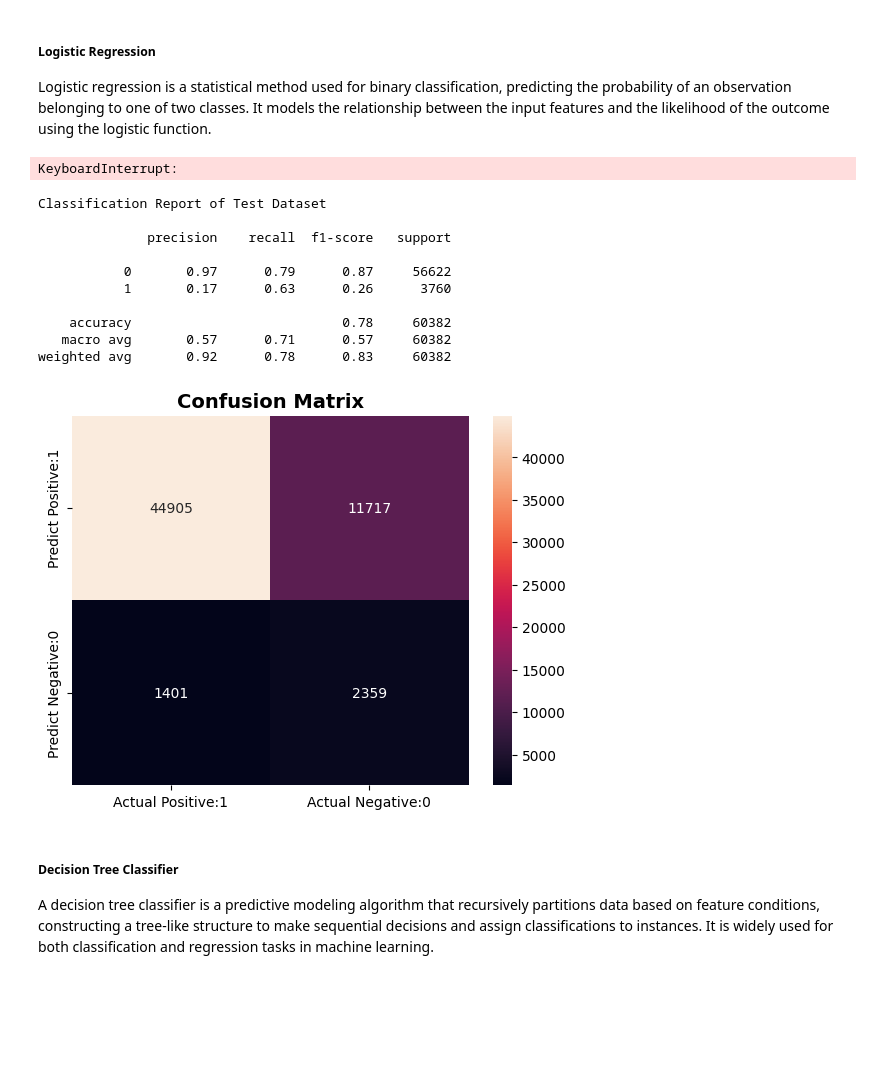
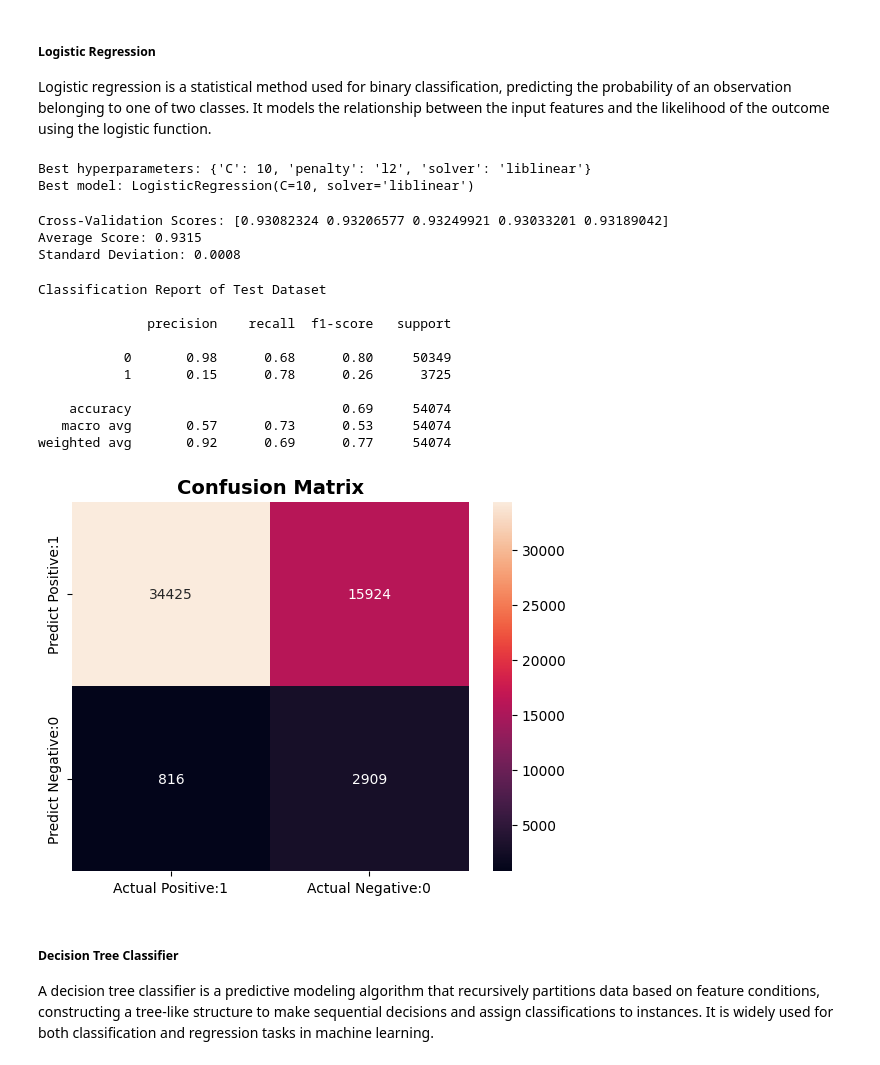
Before and after one commit to abccastro/Heart-Disease-Prediction, a Jupyter notebook: notebook/Heart Disease Prediction.ipynb, the cells around one changed output. Drawn from its saved outputs; the diff is of its cells as text; code cells hidden in the pictures; blank space fills up the shorter version.

```diff
--- a/notebook/Heart Disease Prediction.ipynb
+++ b/notebook/Heart Disease Prediction.ipynb
@@ -1102,7 +1147,7 @@ Determine the optimal k value to be utilized for SMOTE's k-nearest neighbors dur
 # %%
 from sklearn.neighbors import KNeighborsClassifier
 
-param_grid = {'n_neighbors': [20, 25, 30]}
+param_grid = {'n_neighbors': [15, 20, 25]}
 
 # Create a k-nearest neighbors classifier
 knn = KNeighborsClassifier()
@@ -1133,12 +1181,7 @@ SMOTEENN(random_state=42, smote=SMOTE(k_neighbors=25, random_state=42))
 # %% [markdown]
 The original count of records for the 'with Heart Disease' class has now been balanced with the 'without Heart Disease' class, resulting in a total of 152,718 records for both classes
 # %%
-# X_train_smoted, y_train_smoted = smote.fit_resample(X_train, y_train)
-
-# print(f'No. of records before using SMOTE\n{y_train.value_counts()}\n')
-# print(f'No. of records after using SMOTE\n{y_train_smoted.value_counts()}')
-
-X_train_smoted, y_train_smoted = smoteenn.fit_resample(X_train, y_train)
+X_train_smoted, y_train_smoted = smoteenn.fit_resample(X_train_fs, y_train)
 
 print(f'No. of records before using SMOTEENN\n{y_train.value_counts()}\n')
 print(f'No. of records after using SMOTEENN\n{y_train_smoted.value_counts()}')
@@ -1159,8 +1202,8 @@ Scaling the dataset is important for machine learning models as it ensures that
 # %%
 scaler = StandardScaler()
 X_train_sc = scaler.fit_transform(X_train_smoted)
-X_test_sc = scaler.transform(X_test)
-X_val_sc = scaler.transform(X_val)
+X_test_sc = scaler.transform(X_test_fs)
+X_val_sc = scaler.transform(X_val_fs)
 # %% [markdown]
 ### __Model Creation and Evaluation__
 
@@ -1178,12 +1221,12 @@ LR_model = LogisticRegression(C=0.1, penalty='l1', solver='saga')
 
 # Define a grid of hyperparameter values to search
 param_grid = {
-    'penalty': ['l1'],
-    'C': [0.001, 0.01, 0.1, 1, 10],
-    'solver': ['lbfgs', 'liblinear', 'saga']
+    'penalty': ['l2', 'l1', None],
+    'C': [0.01, 0.1, 1, 10],
+    'solver': [ 'newton-cg', 'lbfgs', 'liblinear', 'saga']
 }
 
-grid_search = GridSearchCV(LR_model, param_grid, cv=5, scoring='accuracy')
+grid_search = GridSearchCV(LR_model, param_grid, cv=5, scoring='recall')
 grid_search.fit(X_train_sc, y_train_smoted)
 
 # Best hyperparameters
@@ -1193,42 +1236,65 @@ print("Best hyperparameters:", grid_search.best_params_)
 best_LR_model = grid_search.best_estimator_
 print(f"Best model: {best_LR_model}")
 # %% [output]
-KeyboardInterrupt:
+Best hyperparameters: {'C': 10, 'penalty': 'l2', 'solver': 'liblinear'}
+Best model: LogisticRegression(C=10, solver='liblinear')
+# %%
+def cross_validation(model, X, y):
+    """
+    Function to cross validate the training dataset
+    """
+    k_fold = KFold(n_splits=5, shuffle=True, random_state=42)
+    scores = cross_val_score(model, X, y, cv=k_fold, scoring='accuracy')
+
+    print("Cross-Validation Scores:", scores)
+    print("Average Score:", round(scores.mean(), 4))
+    print("Standard Deviation:", round(scores.std(), 4))
+
+
+# Show cross validation result for training dataset
+cross_validation(best_LR_model, X_train, y_train)
+# %% [output]
+Cross-Validation Scores: [0.93082324 0.93206577 0.93249921 0.93033201 0.93189042]
+Average Score: 0.9315
+Standard Deviation: 0.0008
 # %%
 def evaluation_metrics(model, X, y, nn=False):
+    """
+    Function to evaluate the model using test dataset
+    """
     # For neural network
     if nn == True:
         y_prob = model.predict(X)
         y_pred = (y_prob > 0.5).astype(int)
-        # y_pred = np.argmax(y_prob, axis=1)
     # For machine learning
     else:
         y_pred = model.predict(X)
 
     print("Classification Report of Test Dataset\n")
     print(classification_report(y, y_pred))
 
     cm = confusion_matrix(y, y_pred)
     TN, FP, FN, TP = cm.ravel()
 
     cm_matrix = pd.DataFrame(data=cm, columns=['Actual Positive:1', 'Actual Negative:0'], index=['Predict Positive:1', 'Predict Negative:0'])
     sns.heatmap(cm_matrix, annot=True, fmt='d')
     plt.title('Confusion Matrix', fontsize=14, fontweight='bold')
 
 
+# Show evaluation metrics for Logistic Regression model
 evaluation_metrics(best_LR_model, X_test_sc, y_test)
 # %% [output]
 Classification Report of Test Dataset
 
               precision    recall  f1-score   support
 
-           0       0.97      0.79      0.87     56622
-           1       0.17      0.63      0.26      3760
+           0       0.98      0.68      0.80     50349
+           1       0.15      0.78      0.26      3725
 
-    accuracy                           0.78     60382
-   macro avg       0.57      0.71      0.57     60382
-weighted avg       0.92      0.78      0.83     60382
+    accuracy                           0.69     54074
+   macro avg       0.57      0.73      0.53     54074
+weighted avg       0.92      0.69      0.77     54074
-[figure, old version]
+[figure, new version]
 # %% [markdown]
 ##### __Decision Tree Classifier__
 
```
Also changed, not shown: parts of 29 cells of this notebook.
